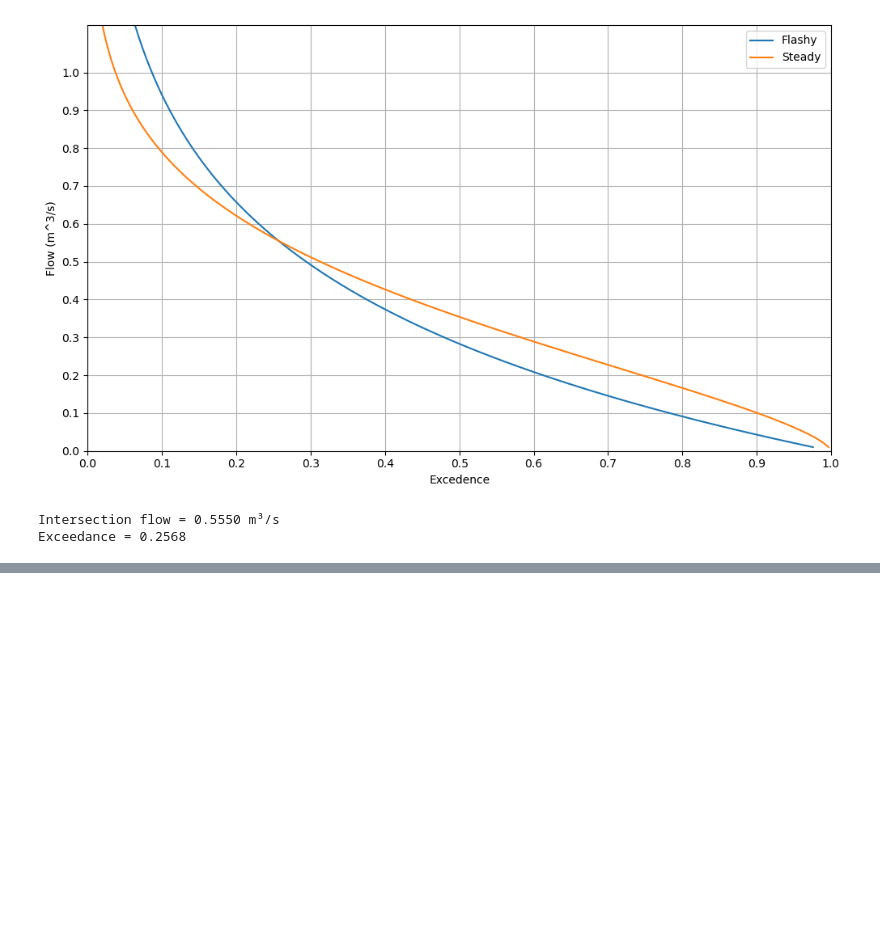
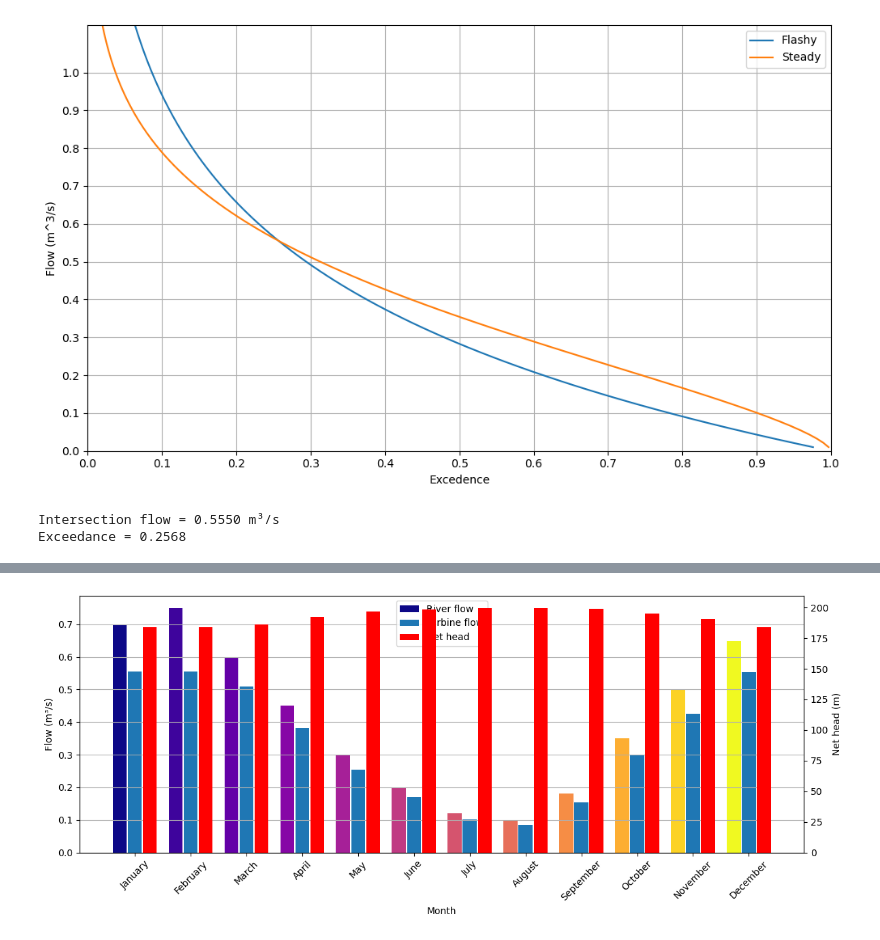
Before and after one commit to c-radicallis/RenewableEnergies_project, a Jupyter notebook: 3_HydropowerResource_YieldModeling.ipynb, the cells around one changed output, grey strips where cells are left out. Cells and saved outputs as stored; diff of their text form; code cells hidden in the pictures; blank space fills up the shorter version.

```diff
--- a/3_HydropowerResource_YieldModeling.ipynb
+++ b/3_HydropowerResource_YieldModeling.ipynb
@@ -91,0 +98,31 @@ H_net_design = H_b * ( 1 - 0.08* (Q_d/Q_d)**2)
+# %%
+# Bar width and offsets
+width = 0.25
+
+fig, ax1 = plt.subplots(figsize=(12, 5))
+
+months = np.arange(1, 13)
+
+# Flow bars
+ax1.bar( months - width-0.02, Q_river, width, label="River flow", color=[cmap((month - 1) / 11) for month in months])
+ax1.bar(months,Q_turbine,width,label="Turbine flow")
+ax1.set_xlabel("Month")
+ax1.set_ylabel("Flow (m³/s)")
+ax1.set_xticks(months)
+ax1.set_xticklabels(month_names, rotation=45)
+ax1.grid(axis="y")
+
+# Second y-axis for head
+ax2 = ax1.twinx()
+ax2.bar( months + width+0.02, H_net, width, label="Net head",color="red")
+ax2.set_ylabel("Net head (m)")
+
+# Combined legend
+handles1, labels1 = ax1.get_legend_handles_labels()
+handles2, labels2 = ax2.get_legend_handles_labels()
+
+ax1.legend( handles1 + handles2, labels1 + labels2 , loc="best" ) #
+plt.tight_layout()
+plt.show()
+# %% [output]
+[figure, added]
```
Also changed, not shown: parts of 2 cells of this notebook.
